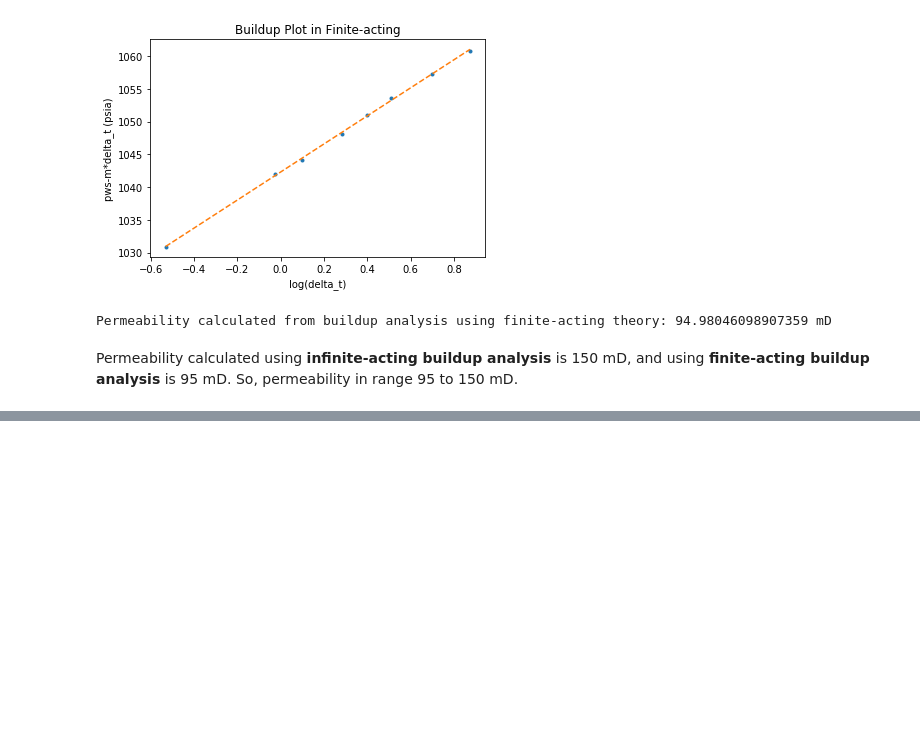
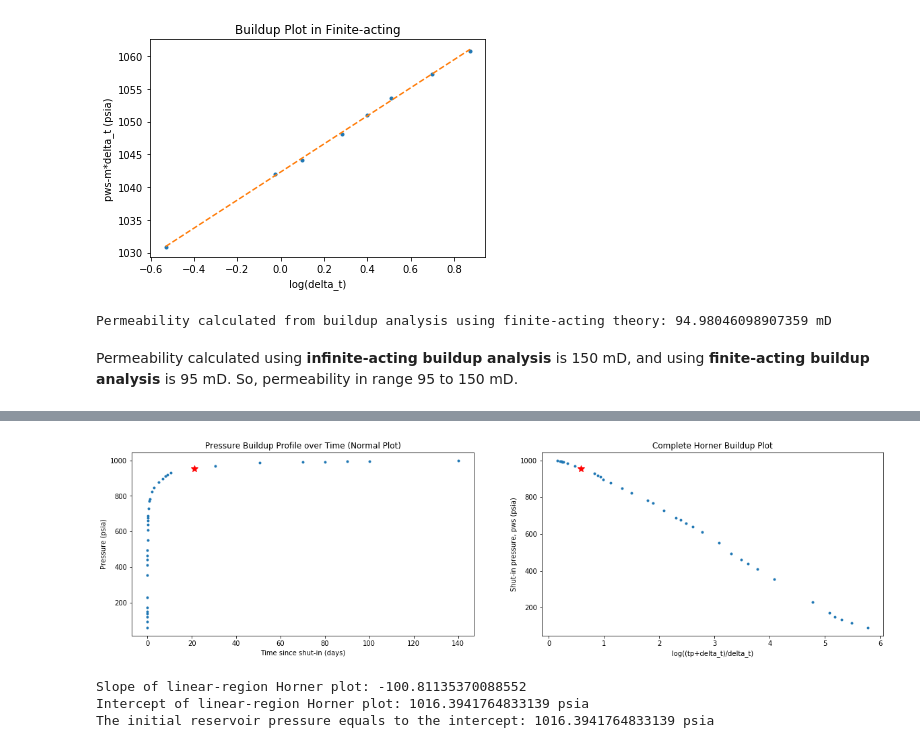
Before and after one commit to yohanesnuwara/reservoir-engineering, a Jupyter notebook: Unit 7 Introduction to Well-Test Analysis/notebook/7_problems.ipynb, the cells around one changed output, grey strips where cells are left out. Saved outputs shown, nothing was run; the diff lists cells and outputs as text; code cells hidden in the pictures; blank space fills up the shorter version.

```diff
--- a/Unit 7 Introduction to Well-Test Analysis/notebook/7_problems.ipynb
+++ b/Unit 7 Introduction to Well-Test Analysis/notebook/7_problems.ipynb
@@ -530,0 +559,45 @@ Permeability calculated using **infinite-acting buildup analysis** is 150 mD, an
+# %%
+# calculate x Horner axis: log((tp + delta_t) / delta_t)
+
+delta_t = data4.t - data4.t[0]
+x_horner = np.log10((time_flow + delta_t) / delta_t)
+horner = pd.DataFrame({"Time(hour)": data4.t, "logtime": x_horner, "Shut-in pressure(psia)": data4.p})
+
+"Guess index that separates MTR (infinite acting) and LTR (finite acting)"
+index = 28
+
+plt.figure(figsize=(20, 5))
+
+p0 = plt.subplot(1, 2, 1)
+p0 = plt.plot(data4.t, data4.p, '.')
+p0 = plt.title('Pressure Buildup Profile over Time (Normal Plot)')
+p0 = plt.xlabel('Time since shut-in (days)'); plt.ylabel('Pressure (psia)')
+p0 = plt.plot(data4.t[index], data4.p[index], '*', color='red', ms=10)
+
+# Horner plot
+
+p1 = plt.subplot(1, 2, 2)
+p1 = plt.plot(x_horner, data4.p, '.')
+p1 = plt.title('Complete Horner Buildup Plot')
+p1 = plt.xlabel('log((tp+delta_t)/delta_t)'); plt.ylabel('Shut-in pressure, pws (psia)')
+p1 = plt.plot(x_horner[index], data4.p[index], '*', color='red', ms=10)
+# %% [output]
+[figure, added]
+# %%
+# cut dataframe from index 0 to index of end of straight line
+dfhorner = horner.iloc[index:, :]
+
+# # linear regression to find slope and intercept of a straight line
+
+x = dfhorner.iloc[:, 1]
+y = dfhorner.iloc[:, 2]
+
+c, m = regression(x, y)
+pi = c # initial pressure equals to intercept c
+print("Slope of linear-region Horner plot:", m)
+print("Intercept of linear-region Horner plot:", c, "psia")
+print("The initial reservoir pressure equals to the intercept:", pi, "psia")
+# %% [output]
+Slope of linear-region Horner plot: -100.81135370088552
+Intercept of linear-region Horner plot: 1016.3941764833139 psia
+The initial reservoir pressure equals to the intercept: 1016.3941764833139 psia
```
Also changed, not shown: parts of 26 cells of this notebook.
